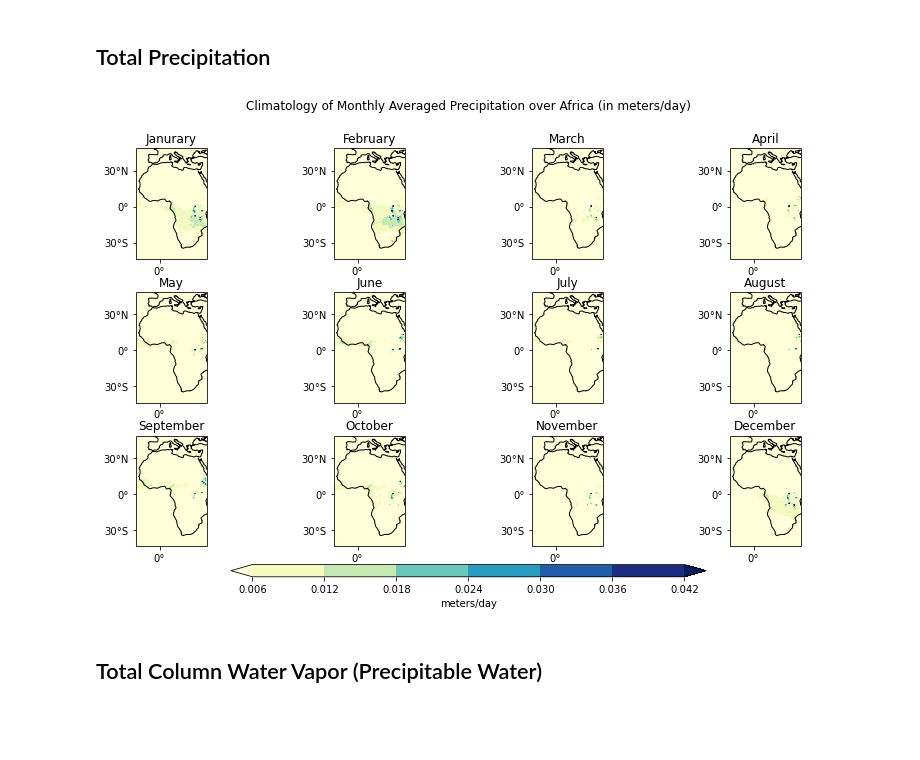
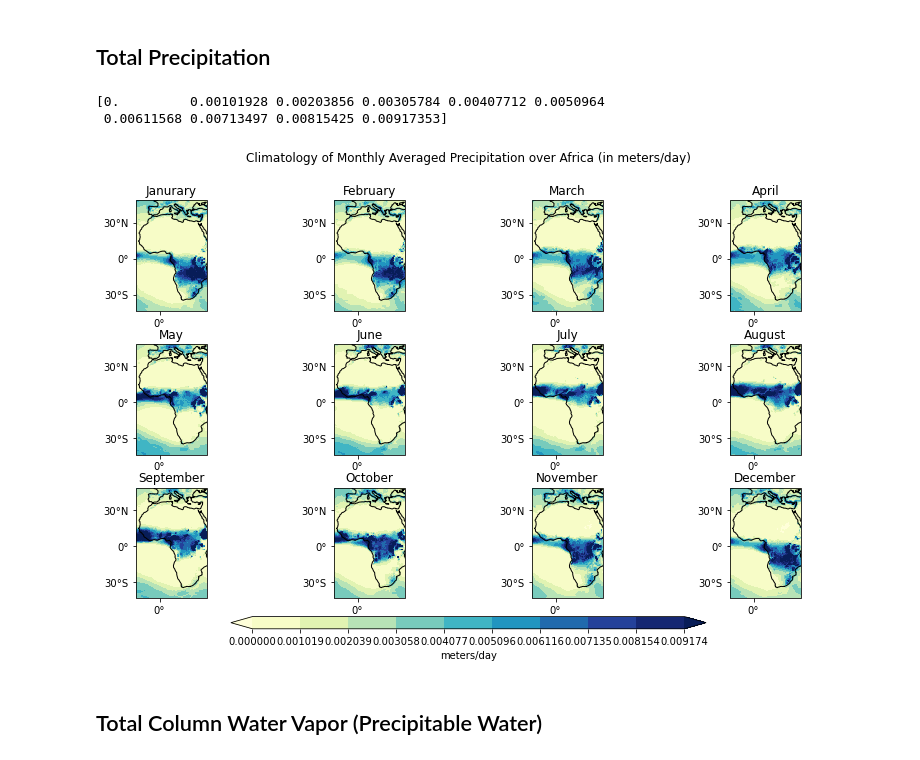
Before and after one commit to areed29/CLIM680_project, a Jupyter notebook: Africamonthlyclimo_assignment2.ipynb, the cells around one changed output. Drawn from its saved outputs; the diff is of its cells as text; code cells hidden in the pictures; blank space fills up the shorter version.

Commit message:
Adding nonlinear scale for precipitation in climatology plots

```diff
--- a/Africamonthlyclimo_assignment2.ipynb
+++ b/Africamonthlyclimo_assignment2.ipynb
@@ -127,6 +127,14 @@ plt.savefig('/homes/areed29/CLIM680_Fall2021/final_project/figures/12panelclimo_
 [figure]
 # %% [markdown]
 ## Total Precipitation
+# %%
+tp_values = ds_climo['tp'].values
+tp_levels = np.linspace(np.nanmin(tp_values)**2,np.nanmax(tp_values)**2,10)
+print(tp_levels)
+#A power of 2 contour level is employed to bring out the nonlinearity of precipitation, and highlight the seasonal cycle
+# %% [output]
+[0.         0.00101928 0.00203856 0.00305784 0.00407712 0.0050964
+ 0.00611568 0.00713497 0.00815425 0.00917353]
 # %%
 # Define the figure and each axis for the 3 rows and 4 columns
 fig, axs = plt.subplots(nrows=3,ncols=4,
@@ -142,35 +150,35 @@ for i,month in enumerate(ds_climo['month']):
 
         # Select the month
         data=ds_climo['tp'].sel(month=month)
 
         # Add the cyclic point
         data,lons=add_cyclic_point(data,coord=ds_climo['longitude'])
 
         # Contour plot
-        cs=axs[i].contourf(lons,ds_climo['latitude'],data,
+        cs=axs[i].contourf(lons,ds_climo['latitude'],data,tp_levels,
                           transform = ccrs.PlateCarree(),
                           cmap='YlGnBu',extend='both')
 
         # Longitude and latitude labels
         xyticks(axs[i],lons,ds_climo['latitude'])
         # Title each subplot with the name of the month
         axs[i].set_title(month_list[i])
 
         # Draw the coastines for each subplot
         axs[i].coastlines()
 
         axs[i].set_extent([-20, 40, -40, 45])
 # Adjust the location of the subplots on the page to make room for the colorbar
 fig.subplots_adjust(bottom=0.25, top=0.9, left=0.0, right=1,
                     wspace=0.0, hspace=0.3) #0.1, 0.5
 # Add a colorbar axis at the bottom of the graph
 cbar_ax = fig.add_axes([0.2, 0.2, 0.6, 0.02])
 cbar = fig.colorbar(cs, cax = cbar_ax, orientation = 'horizontal', label= 'meters/day', pad = 0.05)
 # Add a big title at the top
 plt.suptitle('Climatology of Monthly Averaged Precipitation over Africa (in meters/day)')
 plt.savefig('/homes/areed29/CLIM680_Fall2021/final_project/figures/12panelclimo_precip')
 # %% [output]
-[figure, old version]
+[figure, new version]
 # %% [markdown]
 ## Total Column Water Vapor (Precipitable Water)
 # %%
```
Also changed, not shown: 1 other file.
